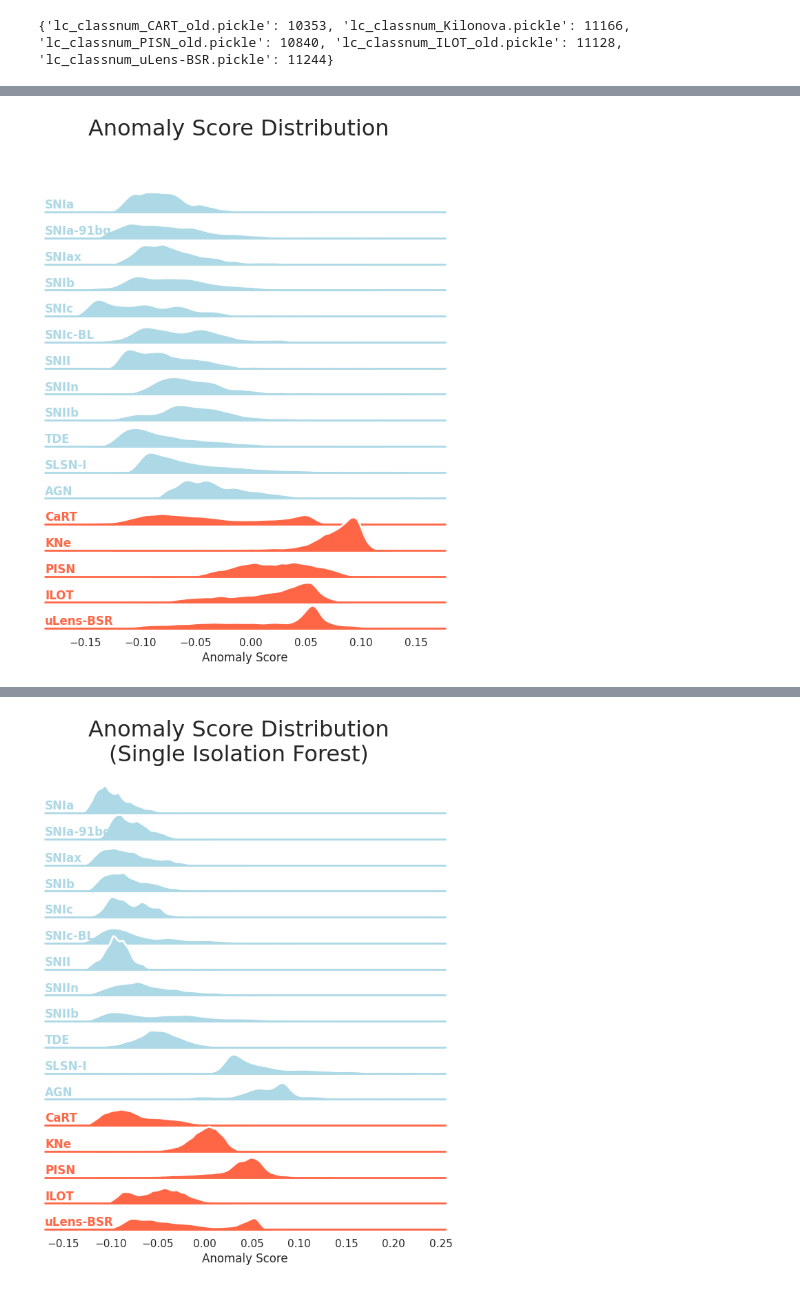
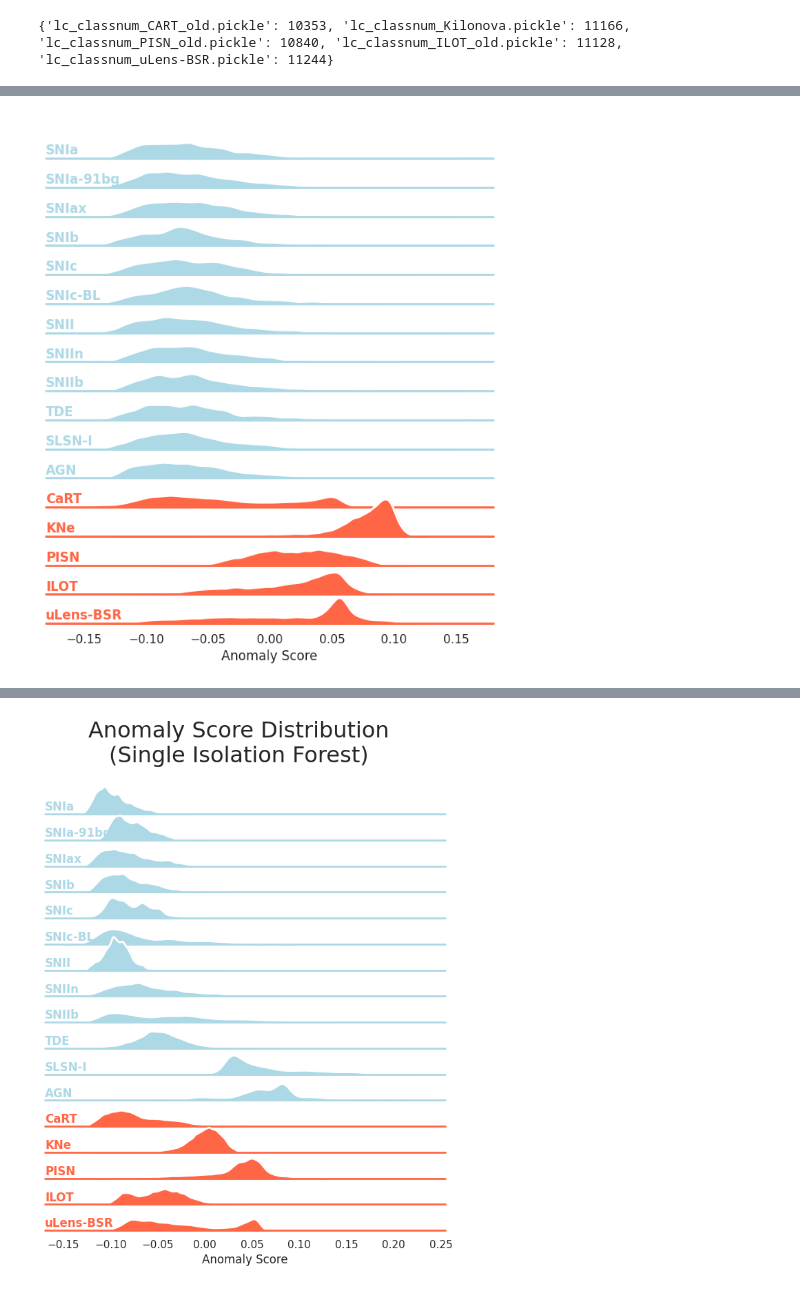
Before and after one commit to Rithwik-G/AstroMCAD, a Jupyter notebook: AstroMCAD.ipynb, the cells around one changed output, grey strips where cells are left out. Drawn from its saved outputs; the diff is of its cells as text; code cells hidden in the pictures.

```diff
--- a/AstroMCAD.ipynb
+++ b/AstroMCAD.ipynb
@@ -776,7 +746,7 @@ host_gal_anom = np.array(host_gal_anom)
 # %%
 
 # test = load("FinalRedshiftModel")
-best.load_model(f"RedshiftLatent_{latent_size}FinalTest")
+
 best.train_latent = best.latent_model.predict([X_train, host_gal_train])
 best.val_latent = best.latent_model.predict([X_val, host_gal_val])
 best.initialize_mcif()
@@ -800,3 +764,8 @@ best.test_latent = best.latent_model.predict([X_test, host_gal_test])
 best.score_test()
 # %% [output]
 372/372 [==============================] - 3s 8ms/step
+# %%
+# For pre-trigger scores
+x_data_pre = X_test.copy()
+for i in range(len(x_data_pre)):
+    cut_curve(x_data_pre[i], 0.3)
@@ -802,0 +776,3 @@ best.score_test()
+# %%
+best.pre_latent = best.latent_model.predict([x_data_pre, host_gal_test])
+best.test_scores_pre = best.score(best.pre_latent)
@@ -802,0 +781,2 @@ best.score_test()
+# %%
+best.test_predictions_pre = best.model.predict([x_data_pre, host_gal_test])
@@ -1159,8 +1211,8 @@ def plot_dist(scores_maj, y_data_maj, scores_anom, y_data_anom, title = 'Distrib
     if (savepath):
         g.figure.savefig(f"{savepath}.pdf", bbox_inches='tight')
 # %%
-plot_dist(best.val_scores, y_val, best.anom_scores, y_data_anom, title=f"Anomaly Score Distribution", savepath=f'FiguresNew/Distribution')
+plot_dist(best.test_scores, y_val, best.anom_scores, y_data_anom, title=f"", savepath=f'last/Distribution')
 # %% [output]
-[figure, old version]
+[figure, new version]
 # %%
 color_from_class = {file_to_class[i] : color[ordered_class_names.index(file_to_class[i])] for i in non_anom_classes}
```
Also changed, not shown: parts of 81 cells of this notebook, 19 other files.
